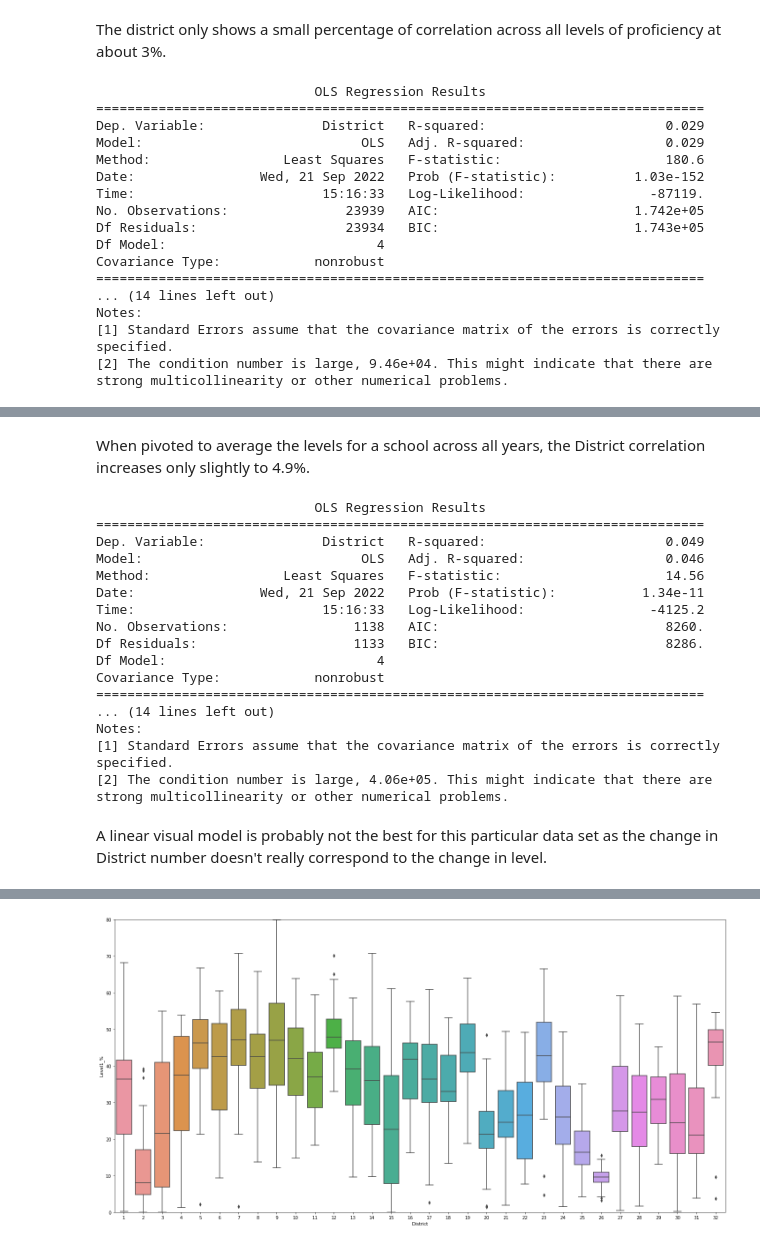
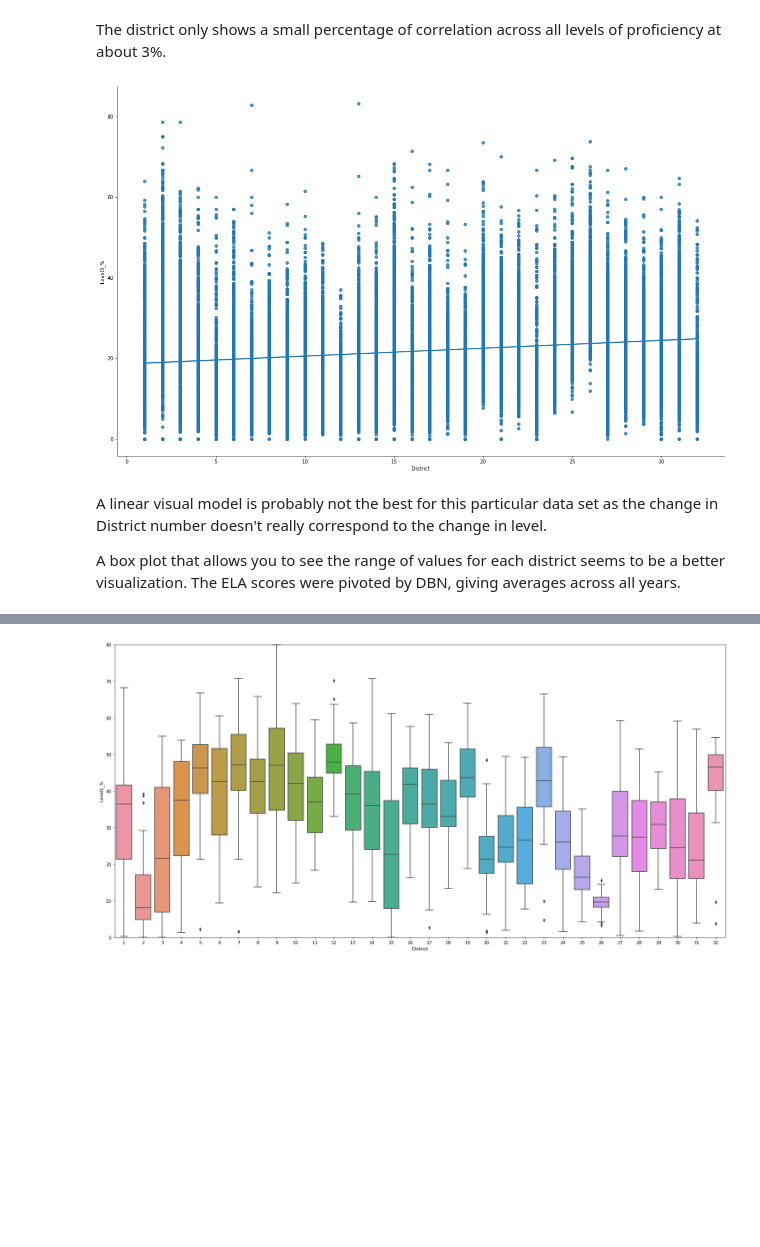
Before and after one commit to mbransons/DataFundamentalsCourse, a Jupyter notebook: week3/week3-activity.ipynb, the cells around one changed output, grey strips where cells are left out. Saved outputs shown, nothing was run; the diff lists cells and outputs as text; code cells hidden in the pictures; blank space fills up the shorter version.

```diff
--- a/week3/week3-activity.ipynb
+++ b/week3/week3-activity.ipynb
@@ -40,28 +77,14 @@ ELA_test_results.head()
 # %% [markdown]
 The district only shows a small percentage of correlation across all levels of proficiency at about 3%.
-# %%
-# Code block 3: The linear model
-Y = ELA_test_results['District']
-X = ELA_test_results[['Level1_%', 'Level2_%', 'Level3_%', 'Level4_%']]
-X = sm.add_constant(X)
-model0 = sm.OLS(Y, X, missing='drop').fit()
-print(model0.summary())
-# %% [output]
-                            OLS Regression Results
-==============================================================================
-Dep. Variable:               District   R-squared:                       0.029
-Model:                            OLS   Adj. R-squared:                  0.029
-Method:                 Least Squares   F-statistic:                     180.6
-Date:                Wed, 21 Sep 2022   Prob (F-statistic):          1.03e-152
-Time:                        15:16:33   Log-Likelihood:                -87119.
-No. Observations:               23939   AIC:                         1.742e+05
-Df Residuals:                   23934   BIC:                         1.743e+05
-Df Model:                           4
-Covariance Type:            nonrobust
-==============================================================================
-... (14 lines left out)
-Notes:
-[1] Standard Errors assume that the covariance matrix of the errors is correctly specified.
-[2] The condition number is large, 9.46e+04. This might indicate that there are
-strong multicollinearity or other numerical problems.
+# %%
+p = sb.lmplot('District', 'Level3_%', data=ELA_test_results)
+p.fig.set_figwidth(20)
+p.fig.set_figheight(12)
+plt.show()
+# %% [output]
+[figure, added]
+# %% [markdown]
+A linear visual model is probably not the best for this particular data set as the change in District number doesn't really correspond to the change in level.
+
+A box plot that allows you to see the range of values for each district seems to be a better visualization. The ELA scores were pivoted by DBN, giving averages across all years.
 # %%
@@ -84,31 +106,3 @@ ELA_pivoted
 | 32K554 | 32 | 3.695000 | 25.205000 | 71.090000 | 42.015000 | 29.065000 | 87.500000 | 554 | 2015.000000 |
 | 32K562 | 32 | 50.323529 | 42.464706 | 7.194118 | 6.376471 | 0.823529 | 144.000000 | 562 | 2015.294118 |
 1138 rows × 9 columns
-# %% [markdown]
-When pivoted to average the levels for a school across all years, the District correlation increases only slightly to 4.9%.
-# %%
-Y = ELA_pivoted['District']
-X = ELA_pivoted[['Level1_%', 'Level2_%', 'Level3_%', 'Level4_%']]
-X = sm.add_constant(X)
-model0 = sm.OLS(Y, X, missing='drop').fit()
-print(model0.summary())
-# %% [output]
-                            OLS Regression Results
-==============================================================================
-Dep. Variable:               District   R-squared:                       0.049
-Model:                            OLS   Adj. R-squared:                  0.046
-Method:                 Least Squares   F-statistic:                     14.56
-Date:                Wed, 21 Sep 2022   Prob (F-statistic):           1.34e-11
-Time:                        15:16:33   Log-Likelihood:                -4125.2
-No. Observations:                1138   AIC:                             8260.
-Df Residuals:                    1133   BIC:                             8286.
-Df Model:                           4
-Covariance Type:            nonrobust
-==============================================================================
-... (14 lines left out)
-Notes:
-[1] Standard Errors assume that the covariance matrix of the errors is correctly specified.
-[2] The condition number is large, 4.06e+05. This might indicate that there are
-strong multicollinearity or other numerical problems.
-# %% [markdown]
-A linear visual model is probably not the best for this particular data set as the change in District number doesn't really correspond to the change in level.
```
Also changed, not shown: parts of 13 cells of this notebook, 2 other files.
